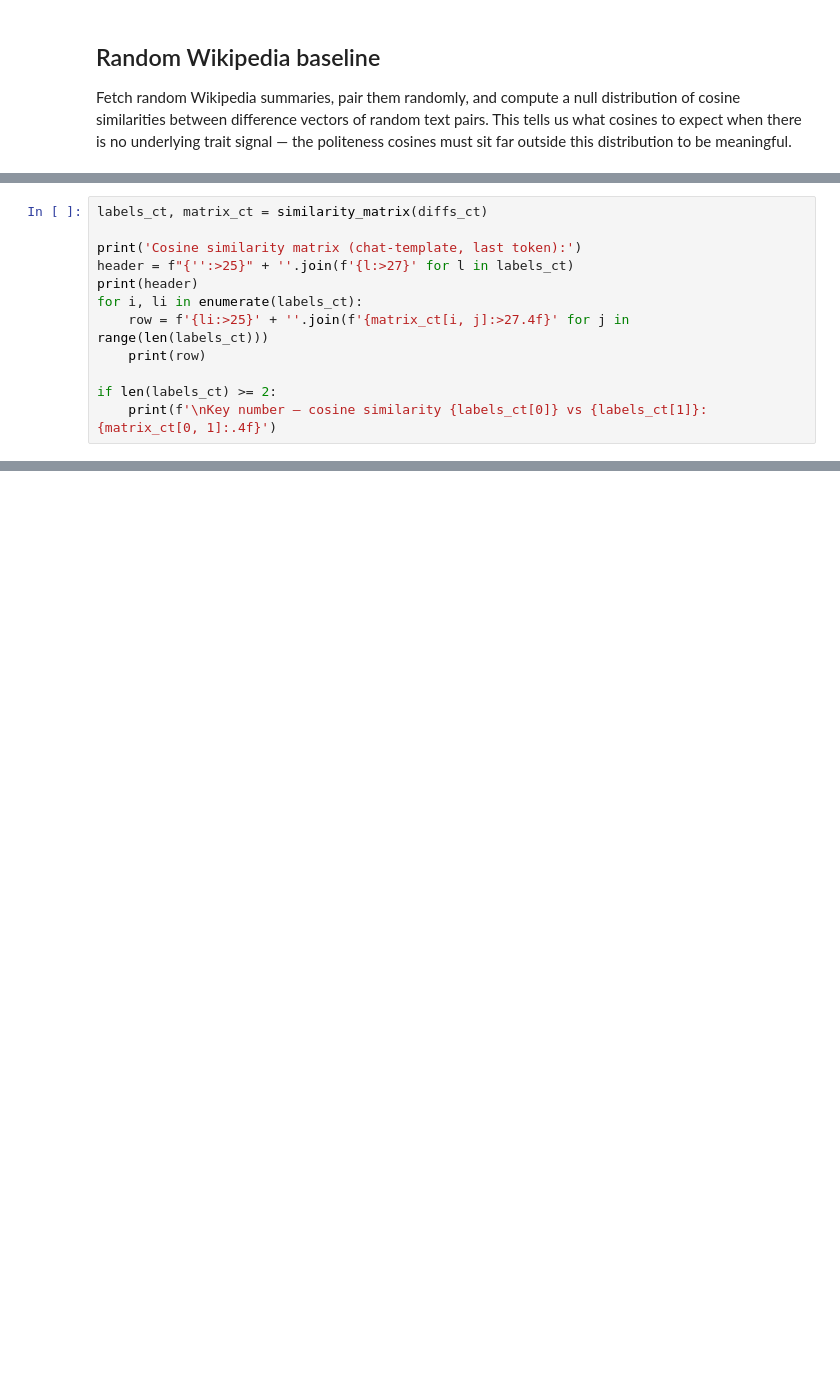
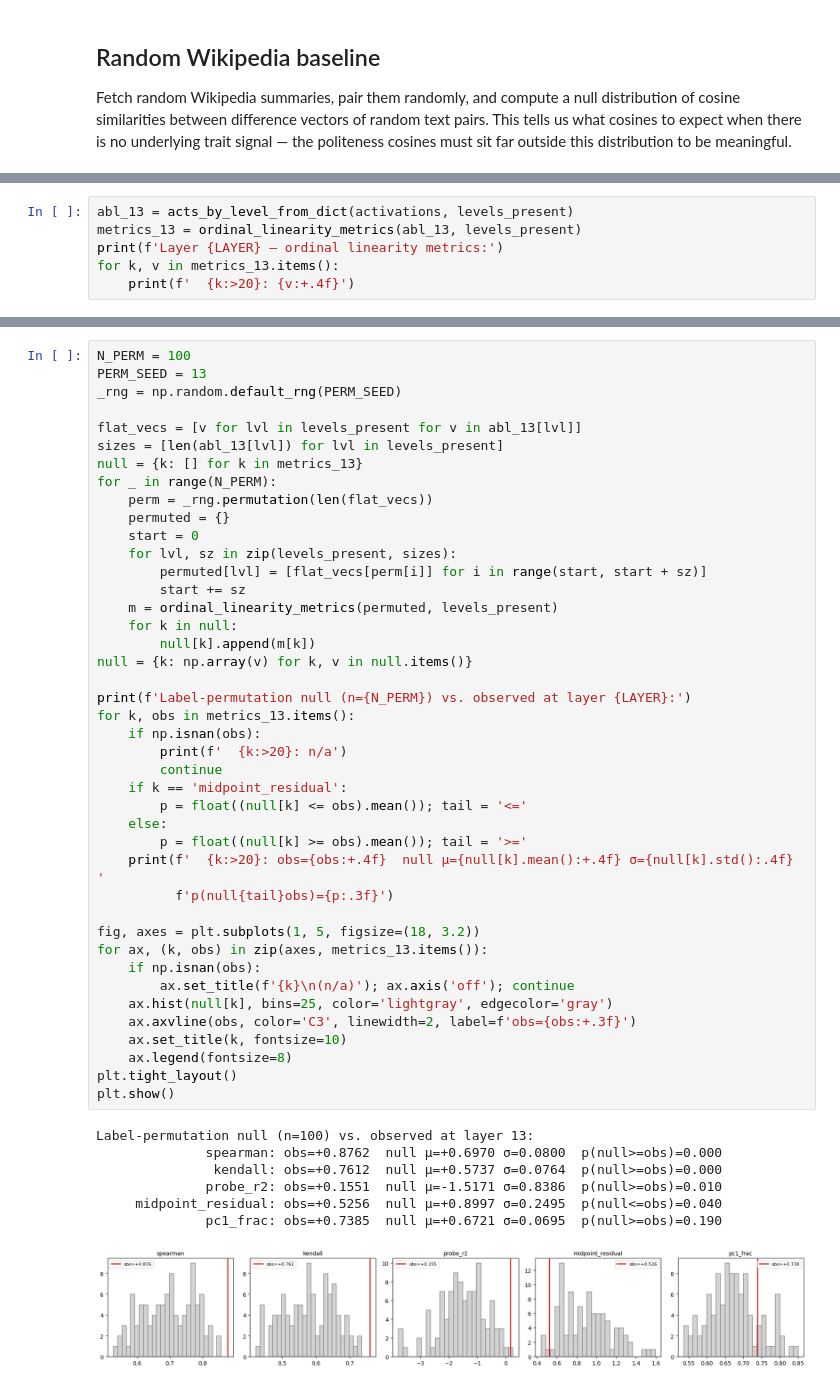
Before and after one commit to gbettineschi/llm-behaviour-intensity-representation, a Jupyter notebook: src/notebooks/003_0405_braico.ipynb, the cells around one changed output, grey strips where cells are left out. Saved outputs shown, nothing was run; the diff lists cells and outputs as text; blank space fills up the shorter version.

```diff
--- a/src/notebooks/003_0405_braico.ipynb
+++ b/src/notebooks/003_0405_braico.ipynb
@@ -276,12 +241,0 @@ for (trait, lo, hi), vec in diffs_ct.items():
-# %%
-labels_ct, matrix_ct = similarity_matrix(diffs_ct)
-
-print('Cosine similarity matrix (chat-template, last token):')
-header = f"{'':>25}" + ''.join(f'{l:>27}' for l in labels_ct)
-print(header)
-for i, li in enumerate(labels_ct):
-    row = f'{li:>25}' + ''.join(f'{matrix_ct[i, j]:>27.4f}' for j in range(len(labels_ct)))
-    print(row)
-
-if len(labels_ct) >= 2:
-    print(f'\nKey number — cosine similarity {labels_ct[0]} vs {labels_ct[1]}: {matrix_ct[0, 1]:.4f}')
@@ -374,0 +313,6 @@ plt.show()
+# %%
+abl_13 = acts_by_level_from_dict(activations, levels_present)
+metrics_13 = ordinal_linearity_metrics(abl_13, levels_present)
+print(f'Layer {LAYER} — ordinal linearity metrics:')
+for k, v in metrics_13.items():
+    print(f'  {k:>20}: {v:+.4f}')
@@ -374,0 +326,50 @@ plt.show()
+# %%
+N_PERM = 100
+PERM_SEED = 13
+_rng = np.random.default_rng(PERM_SEED)
+
+flat_vecs = [v for lvl in levels_present for v in abl_13[lvl]]
+sizes = [len(abl_13[lvl]) for lvl in levels_present]
+null = {k: [] for k in metrics_13}
+for _ in range(N_PERM):
+    perm = _rng.permutation(len(flat_vecs))
+    permuted = {}
+    start = 0
+    for lvl, sz in zip(levels_present, sizes):
+        permuted[lvl] = [flat_vecs[perm[i]] for i in range(start, start + sz)]
+        start += sz
+    m = ordinal_linearity_metrics(permuted, levels_present)
+    for k in null:
+        null[k].append(m[k])
+null = {k: np.array(v) for k, v in null.items()}
+
+print(f'Label-permutation null (n={N_PERM}) vs. observed at layer {LAYER}:')
+for k, obs in metrics_13.items():
+    if np.isnan(obs):
+        print(f'  {k:>20}: n/a')
+        continue
+    if k == 'midpoint_residual':
+        p = float((null[k] <= obs).mean()); tail = '<='
+    else:
+        p = float((null[k] >= obs).mean()); tail = '>='
+    print(f'  {k:>20}: obs={obs:+.4f}  null μ={null[k].mean():+.4f} σ={null[k].std():.4f}  '
+          f'p(null{tail}obs)={p:.3f}')
+
+fig, axes = plt.subplots(1, 5, figsize=(18, 3.2))
+for ax, (k, obs) in zip(axes, metrics_13.items()):
+    if np.isnan(obs):
+        ax.set_title(f'{k}\n(n/a)'); ax.axis('off'); continue
+    ax.hist(null[k], bins=25, color='lightgray', edgecolor='gray')
+    ax.axvline(obs, color='C3', linewidth=2, label=f'obs={obs:+.3f}')
+    ax.set_title(k, fontsize=10)
+    ax.legend(fontsize=8)
+plt.tight_layout()
+plt.show()
+# %% [output]
+Label-permutation null (n=100) vs. observed at layer 13:
+              spearman: obs=+0.8762  null μ=+0.6970 σ=0.0800  p(null>=obs)=0.000
+               kendall: obs=+0.7612  null μ=+0.5737 σ=0.0764  p(null>=obs)=0.000
+              probe_r2: obs=+0.1551  null μ=-1.5171 σ=0.8386  p(null>=obs)=0.010
+     midpoint_residual: obs=+0.5256  null μ=+0.8997 σ=0.2495  p(null<=obs)=0.040
+              pc1_frac: obs=+0.7385  null μ=+0.6721 σ=0.0695  p(null>=obs)=0.190
+[figure, added]
```
Also changed, not shown: parts of 31 cells of this notebook.
